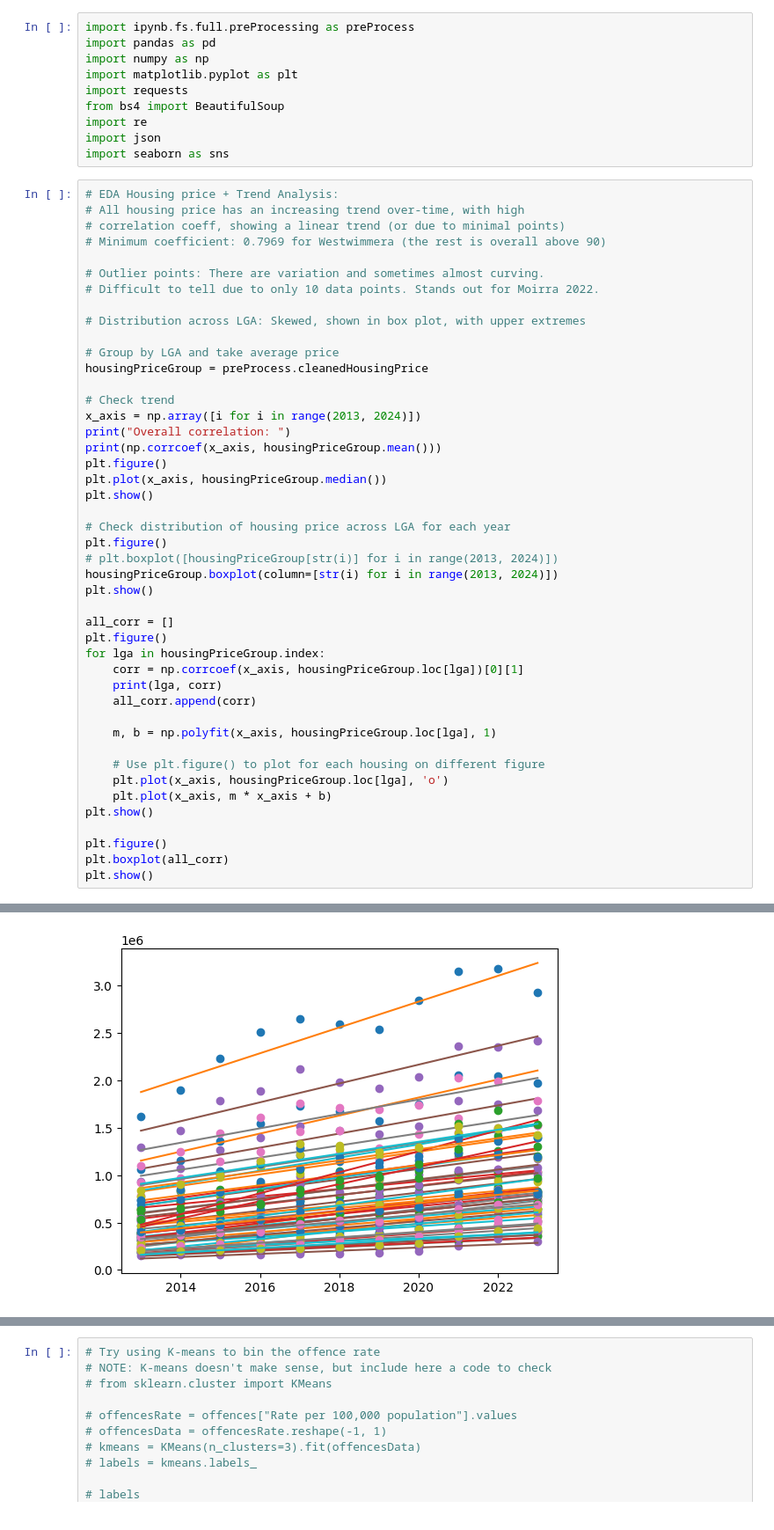
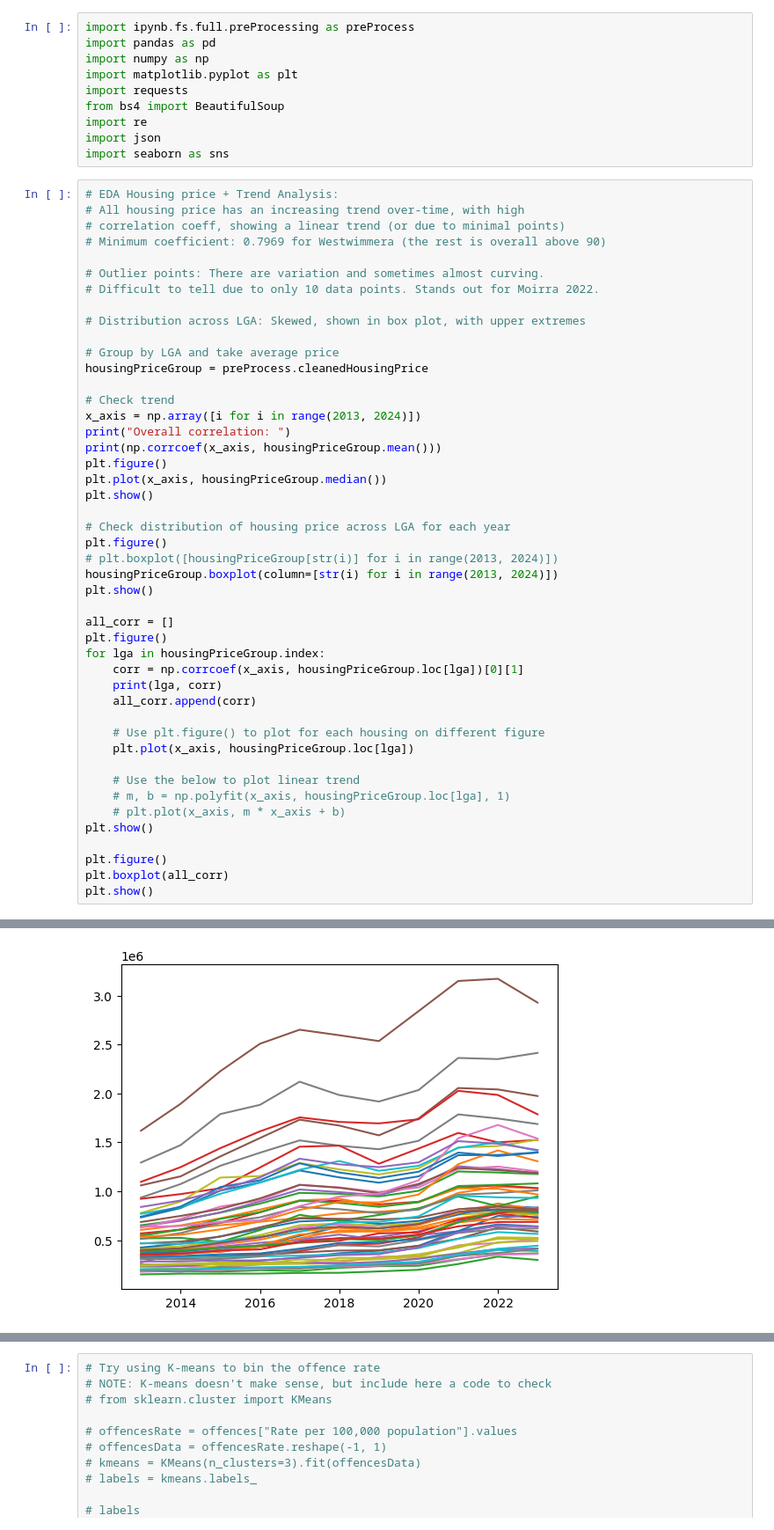
Before and after one commit to khangluong2004/COMP20008_Assignment2, a Jupyter notebook: khang/eda.ipynb, the cells around one changed output, grey strips where cells are left out. Shown at 88% size. Drawn from its saved outputs; the diff is of its cells as text.

```diff
--- a/khang/eda.ipynb
+++ b/khang/eda.ipynb
@@ -43,40 +43,41 @@ for lga in housingPriceGroup.index:
     print(lga, corr)
     all_corr.append(corr)
 
-    m, b = np.polyfit(x_axis, housingPriceGroup.loc[lga], 1)
+    # Use plt.figure() to plot for each housing on different figure
+    plt.plot(x_axis, housingPriceGroup.loc[lga])
 
-    # Use plt.figure() to plot for each housing on different figure
-    plt.plot(x_axis, housingPriceGroup.loc[lga], 'o')
-    plt.plot(x_axis, m * x_axis + b)
+    # Use the below to plot linear trend
+    # m, b = np.polyfit(x_axis, housingPriceGroup.loc[lga], 1)
+    # plt.plot(x_axis, m * x_axis + b)
 plt.show()
 
 plt.figure()
 plt.boxplot(all_corr)
 plt.show()
 # %% [output]
 Overall correlation:
 [[1.         0.97560368]
  [0.97560368 1.        ]]
 [figure]
 [figure]
 alpine 0.9318328271576923
 ballarat 0.9754021603989012
 banyule 0.9610703816046463
 basscoast 0.9445221528172084
 bawbaw 0.974026375020985
 bayside 0.9375630932509245
 benalla 0.9383275729445316
 boroondara 0.9249531992969966
 brimbank 0.9599743718923477
 campaspe 0.9230059251937328
 cardinia 0.9827152729824793
 casey 0.9791116823782523
 ... (40 lines left out)
 wodonga 0.9373481201515722
 wyndham 0.9849762122204857
 yarra 0.9269906040485297
 yarraranges 0.9783852975279372
-[figure, old version]
+[figure, new version]
 [figure]
 # %%
 # EDA EGM
```
Also changed, not shown: parts of 11 cells of this notebook, 2 other files.
